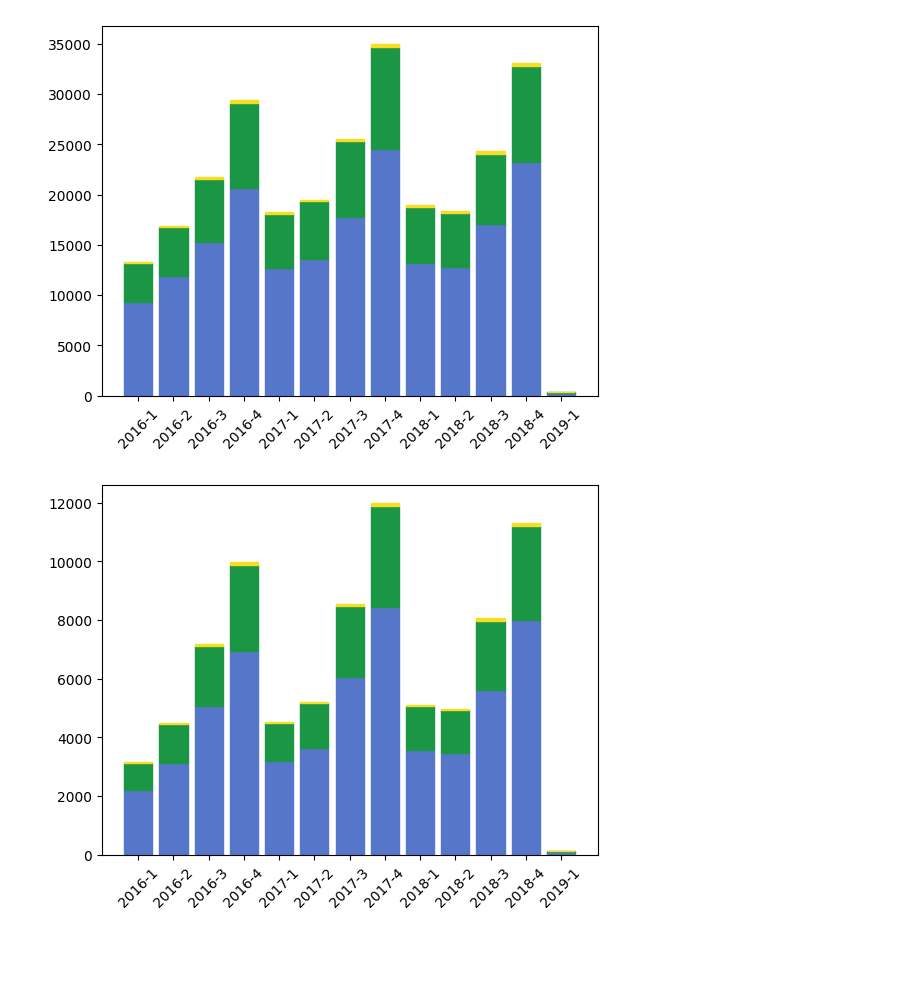
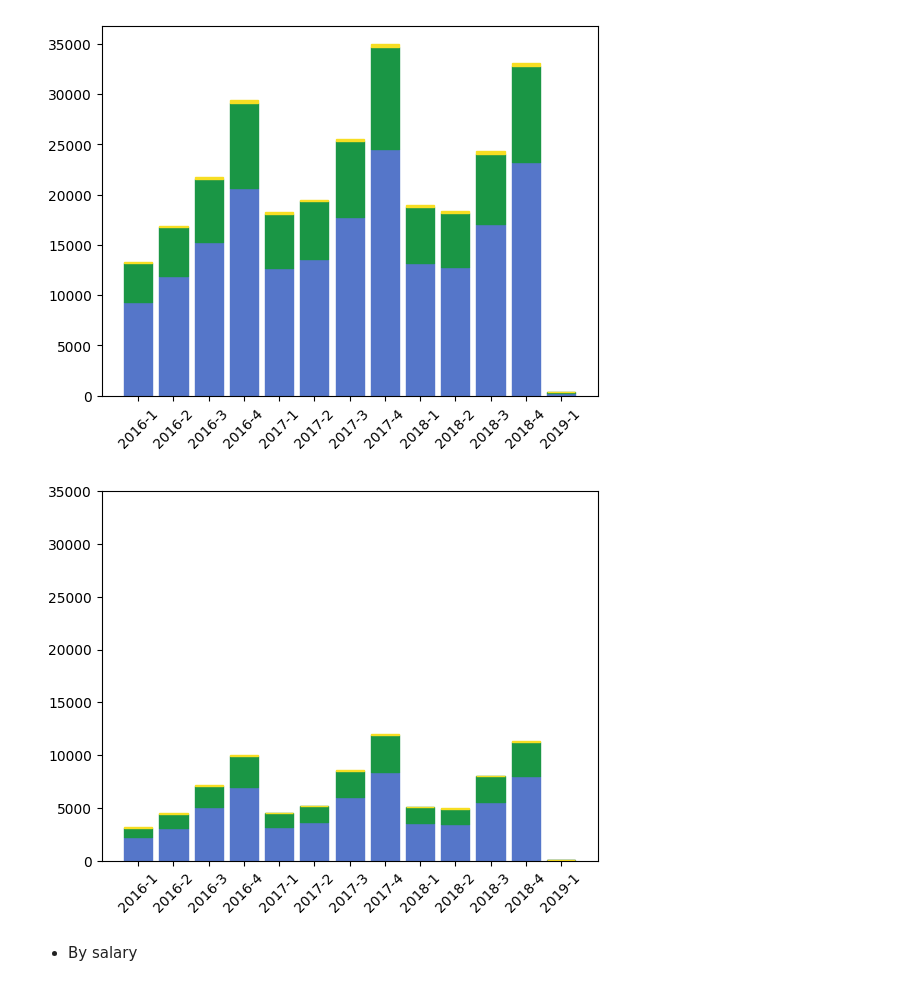
Before and after one commit to nureinumeya1999/Cab-Investment, a Jupyter notebook: src/EDA.ipynb, the cells around one changed output. Cells and saved outputs as stored; diff of their text form; code cells hidden in the pictures; blank space fills up the shorter version.

```diff
--- a/src/EDA.ipynb
+++ b/src/EDA.ipynb
@@ -362,3 +372,19 @@ pmd = P_CountByQG.loc[P_CountByQG['Gender'] == 'Male']
 pfd = P_CountByQG.loc[P_CountByQG['Gender'] == 'Female']
 ymd = Y_CountByQG.loc[Y_CountByQG['Gender'] == 'Male']
 yfd = Y_CountByQG.loc[Y_CountByQG['Gender'] == 'Female']
+# %%
+ym = plt.bar(ymd['String Quarter'], ymd['Transaction ID'])
+yf = plt.bar(yfd['String Quarter'], yfd['Transaction ID'], bottom=ymd['Transaction ID'])
+
+
+
+plt.xticks(rotation=45)
+
+for bar in ym:
+    bar.set_color('#348ceb')
+
+for bar in yf:
+    bar.set_color('#f589ef')
+
+
+plt.show()
@@ -365,6 +393,6 @@ yfd = Y_CountByQG.loc[Y_CountByQG['Gender'] == 'Female']
 # %%
-pm = plt.bar(pmd['Abs Quarter'], pmd['Transaction ID'])
-pf = plt.bar(pfd['Abs Quarter'], pfd['Transaction ID'], bottom=pmd['Transaction ID'])
+pm = plt.bar(pmd['String Quarter'], pmd['Transaction ID'])
+pf = plt.bar(pfd['String Quarter'], pfd['Transaction ID'], bottom=pmd['Transaction ID'])
 
 
 
@@ -376,6 +404,6 @@ for bar in pm:
 for bar in pf:
     bar.set_color('#f589ef')
 
-
+plt.ylim(0, 35000)
 plt.show()
 # %% [output]
@@ -406,3 +413,5 @@ pad, yad = getTransactionsPerQuarterAge(pink), getTransactionsPerQuarterAge(yell
+# %%
+pad, yad = getTransactionsPerQuarter(pink, 'String Quarter', 'Age Group'), getTransactionsPerQuarter(yellow, 'String Quarter', 'Age Group')
 # %%
 pdI = pad.loc[pad['Age Group'] == '18-40']
 pdII = pad.loc[pad['Age Group'] == '41-65']
@@ -412,9 +421,9 @@ ydI = yad.loc[yad['Age Group'] == '18-40']
 ydII = yad.loc[yad['Age Group'] == '41-65']
 ydIII = yad.loc[yad['Age Group'] == '65+']
 # %%
-yI = plt.bar(ydI['Abs Quarter'], ydI['Transaction ID'] )
-yII = plt.bar(ydII['Abs Quarter'], ydII['Transaction ID'], bottom= ydI['Transaction ID'] )
-yIII = plt.bar(ydIII['Abs Quarter'], ydIII['Transaction ID'], bottom=  np.array(ydI['Transaction ID']) + np.array(ydII['Transaction ID']))
+yI = plt.bar(ydI['String Quarter'], ydI['Transaction ID'] )
+yII = plt.bar(ydII['String Quarter'], ydII['Transaction ID'], bottom= ydI['Transaction ID'] )
+yIII = plt.bar(ydIII['String Quarter'], ydIII['Transaction ID'], bottom=  np.array(ydI['Transaction ID']) + np.array(ydII['Transaction ID']))
 
 plt.xticks(rotation=45)
 
@@ -431,21 +440,24 @@ plt.show()
 # %% [output]
 [figure]
 # %%
-pI = plt.bar(pdI['Abs Quarter'], pdI['Transaction ID'] )
-pII = plt.bar(pdII['Abs Quarter'], pdII['Transaction ID'], bottom= pdI['Transaction ID'] )
-pIII = plt.bar(pdIII['Abs Quarter'], pdIII['Transaction ID'], bottom= np.array(pdI['Transaction ID']) + np.array(pdII['Transaction ID']))
+pI = plt.bar(pdI['String Quarter'], pdI['Transaction ID'] )
+pII = plt.bar(pdII['String Quarter'], pdII['Transaction ID'], bottom= pdI['Transaction ID'] )
+pIII = plt.bar(pdIII['String Quarter'], pdIII['Transaction ID'], bottom= np.array(pdI['Transaction ID']) + np.array(pdII['Transaction ID']))
 
 plt.xticks(rotation=45)
+plt.ylim(0, 35000)
 
 for bar in pI:
     bar.set_color('#5576c9')
 
 for bar in pII:
     bar.set_color('#1a9645')
 
 for bar in pIII:
     bar.set_color('#f7de23')
 
 plt.show()
 # %% [output]
-[figure, old version]
+[figure, new version]
+# %% [markdown]
+* By salary
```
Also changed, not shown: parts of 23 cells of this notebook.
